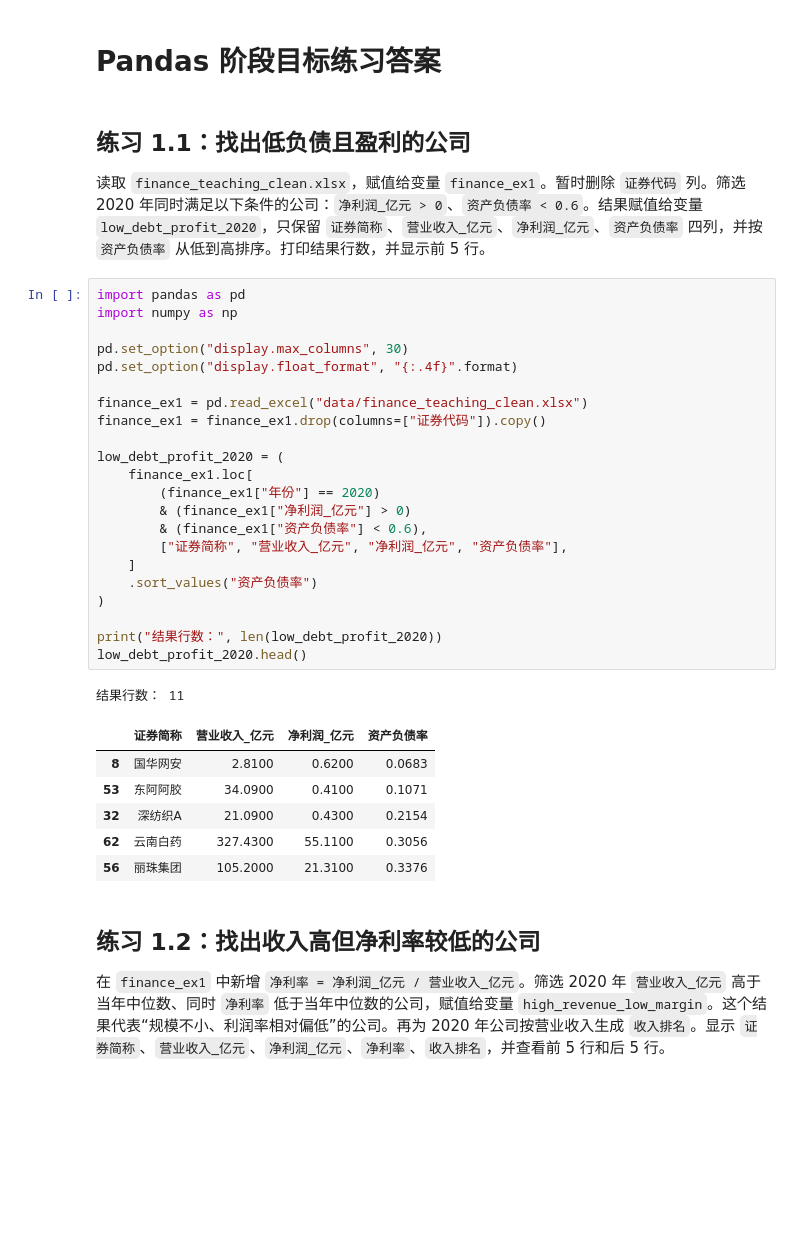
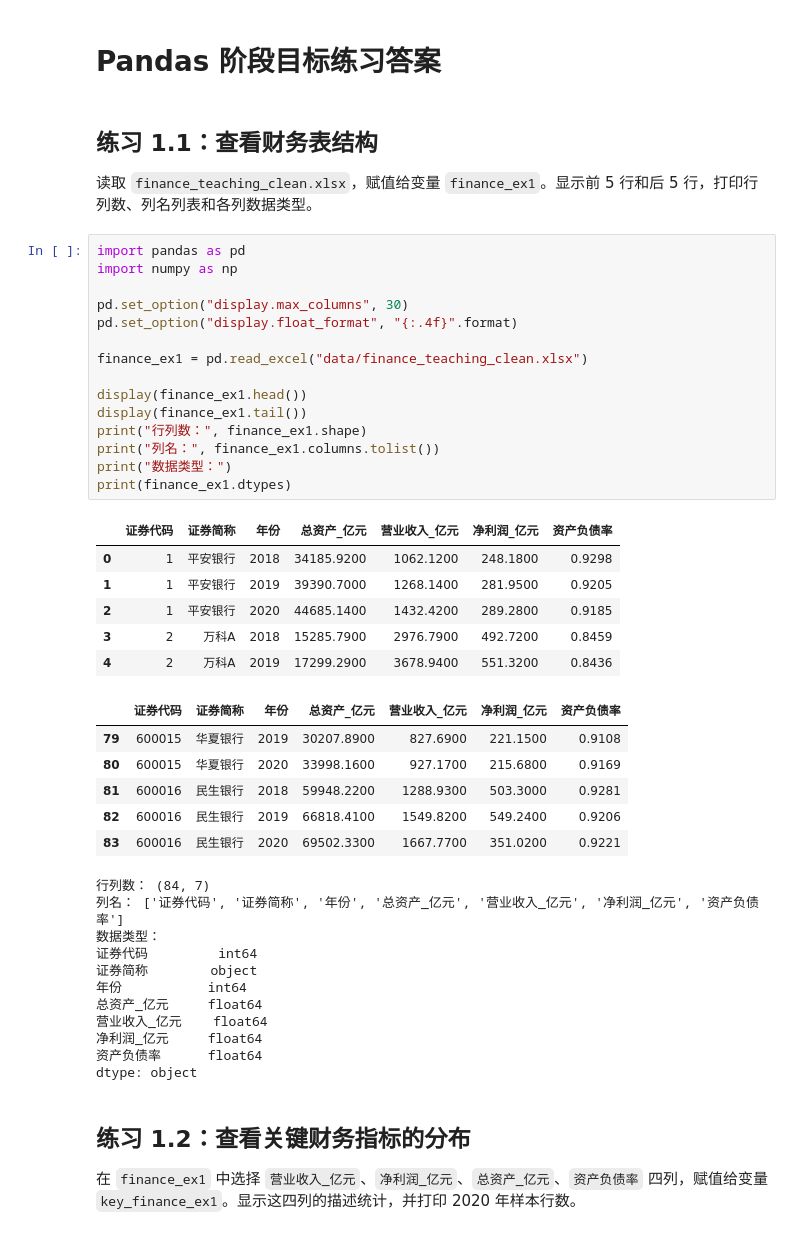
Before and after one commit to itsaquestion/py4ss_v4, a Jupyter notebook: 新章节编辑/pandas/pandas_goal_exercise_solutions.ipynb, the cells around one changed output. Saved outputs shown, nothing was run; the diff lists cells and outputs as text; blank space fills up the shorter version.

```diff
--- a/新章节编辑/pandas/pandas_goal_exercise_solutions.ipynb
+++ b/新章节编辑/pandas/pandas_goal_exercise_solutions.ipynb
@@ -1,41 +1,50 @@
 # %% [markdown]
 # Pandas 阶段目标练习答案
 # %% [markdown]
-## 练习 1.1：找出低负债且盈利的公司
+## **练习 1.1**：查看财务表结构
 
-读取 `finance_teaching_clean.xlsx`，赋值给变量 `finance_ex1`。暂时删除 `证券代码` 列。筛选 2020 年同时满足以下条件的公司：`净利润_亿元 > 0`、`资产负债率 < 0.6`。结果赋值给变量 `low_debt_profit_2020`，只保留 `证券简称`、`营业收入_亿元`、`净利润_亿元`、`资产负债率` 四列，并按 `资产负债率` 从低到高排序。打印结果行数，并显示前 5 行。
+读取 `finance_teaching_clean.xlsx`，赋值给变量 `finance_ex1`。显示前 5 行和后 5 行，打印行列数、列名列表和各列数据类型。
 # %%
 import pandas as pd
 import numpy as np
 
 pd.set_option("display.max_columns", 30)
 pd.set_option("display.float_format", "{:.4f}".format)
 
 finance_ex1 = pd.read_excel("data/finance_teaching_clean.xlsx")
-finance_ex1 = finance_ex1.drop(columns=["证券代码"]).copy()
 
-low_debt_profit_2020 = (
-    finance_ex1.loc[
-        (finance_ex1["年份"] == 2020)
-        & (finance_ex1["净利润_亿元"] > 0)
-        & (finance_ex1["资产负债率"] < 0.6),
-        ["证券简称", "营业收入_亿元", "净利润_亿元", "资产负债率"],
-    ]
-    .sort_values("资产负债率")
-)
-
-print("结果行数：", len(low_debt_profit_2020))
-low_debt_profit_2020.head()
+display(finance_ex1.head())
+display(finance_ex1.tail())
+print("行列数：", finance_ex1.shape)
+print("列名：", finance_ex1.columns.tolist())
+print("数据类型：")
+print(finance_ex1.dtypes)
 # %% [output]
+|  | 证券代码 | 证券简称 | 年份 | 总资产_亿元 | 营业收入_亿元 | 净利润_亿元 | 资产负债率 |
+| 0 | 1 | 平安银行 | 2018 | 34185.9200 | 1062.1200 | 248.1800 | 0.9298 |
+| 1 | 1 | 平安银行 | 2019 | 39390.7000 | 1268.1400 | 281.9500 | 0.9205 |
+| 2 | 1 | 平安银行 | 2020 | 44685.1400 | 1432.4200 | 289.2800 | 0.9185 |
+| 3 | 2 | 万科A | 2018 | 15285.7900 | 2976.7900 | 492.7200 | 0.8459 |
+| 4 | 2 | 万科A | 2019 | 17299.2900 | 3678.9400 | 551.3200 | 0.8436 |
+|  | 证券代码 | 证券简称 | 年份 | 总资产_亿元 | 营业收入_亿元 | 净利润_亿元 | 资产负债率 |
+| 79 | 600015 | 华夏银行 | 2019 | 30207.8900 | 827.6900 | 221.1500 | 0.9108 |
+| 80 | 600015 | 华夏银行 | 2020 | 33998.1600 | 927.1700 | 215.6800 | 0.9169 |
+| 81 | 600016 | 民生银行 | 2018 | 59948.2200 | 1288.9300 | 503.3000 | 0.9281 |
+| 82 | 600016 | 民生银行 | 2019 | 66818.4100 | 1549.8200 | 549.2400 | 0.9206 |
+| 83 | 600016 | 民生银行 | 2020 | 69502.3300 | 1667.7700 | 351.0200 | 0.9221 |
-结果行数： 11
+行列数： (84, 7)
+列名： ['证券代码', '证券简称', '年份', '总资产_亿元', '营业收入_亿元', '净利润_亿元', '资产负债率']
+数据类型：
+证券代码         int64
+证券简称        object
+年份           int64
+总资产_亿元     float64
+营业收入_亿元    float64
+净利润_亿元     float64
+资产负债率      float64
+dtype: object
-|  | 证券简称 | 营业收入_亿元 | 净利润_亿元 | 资产负债率 |
-| 8 | 国华网安 | 2.8100 | 0.6200 | 0.0683 |
-| 53 | 东阿阿胶 | 34.0900 | 0.4100 | 0.1071 |
-| 32 | 深纺织A | 21.0900 | 0.4300 | 0.2154 |
-| 62 | 云南白药 | 327.4300 | 55.1100 | 0.3056 |
-| 56 | 丽珠集团 | 105.2000 | 21.3100 | 0.3376 |
 # %% [markdown]
-## 练习 1.2：找出收入高但净利率较低的公司
+## **练习 1.2**：查看关键财务指标的分布
 
-在 `finance_ex1` 中新增 `净利率 = 净利润_亿元 / 营业收入_亿元`。筛选 2020 年 `营业收入_亿元` 高于当年中位数、同时 `净利率` 低于当年中位数的公司，赋值给变量 `high_revenue_low_margin`。这个结果代表“规模不小、利润率相对偏低”的公司。再为 2020 年公司按营业收入生成 `收入排名`。显示 `证券简称`、`营业收入_亿元`、`净利润_亿元`、`净利率`、`收入排名`，并查看前 5 行和后 5 行。
+在 `finance_ex1` 中选择 `营业收入_亿元`、`净利润_亿元`、`总资产_亿元`、`资产负债率` 四列，赋值给变量 `key_finance_ex1`。显示这四列的描述统计，并打印 2020 年样本行数。
 # %%
```
Also changed, not shown: parts of 43 cells of this notebook, 7 other files.
